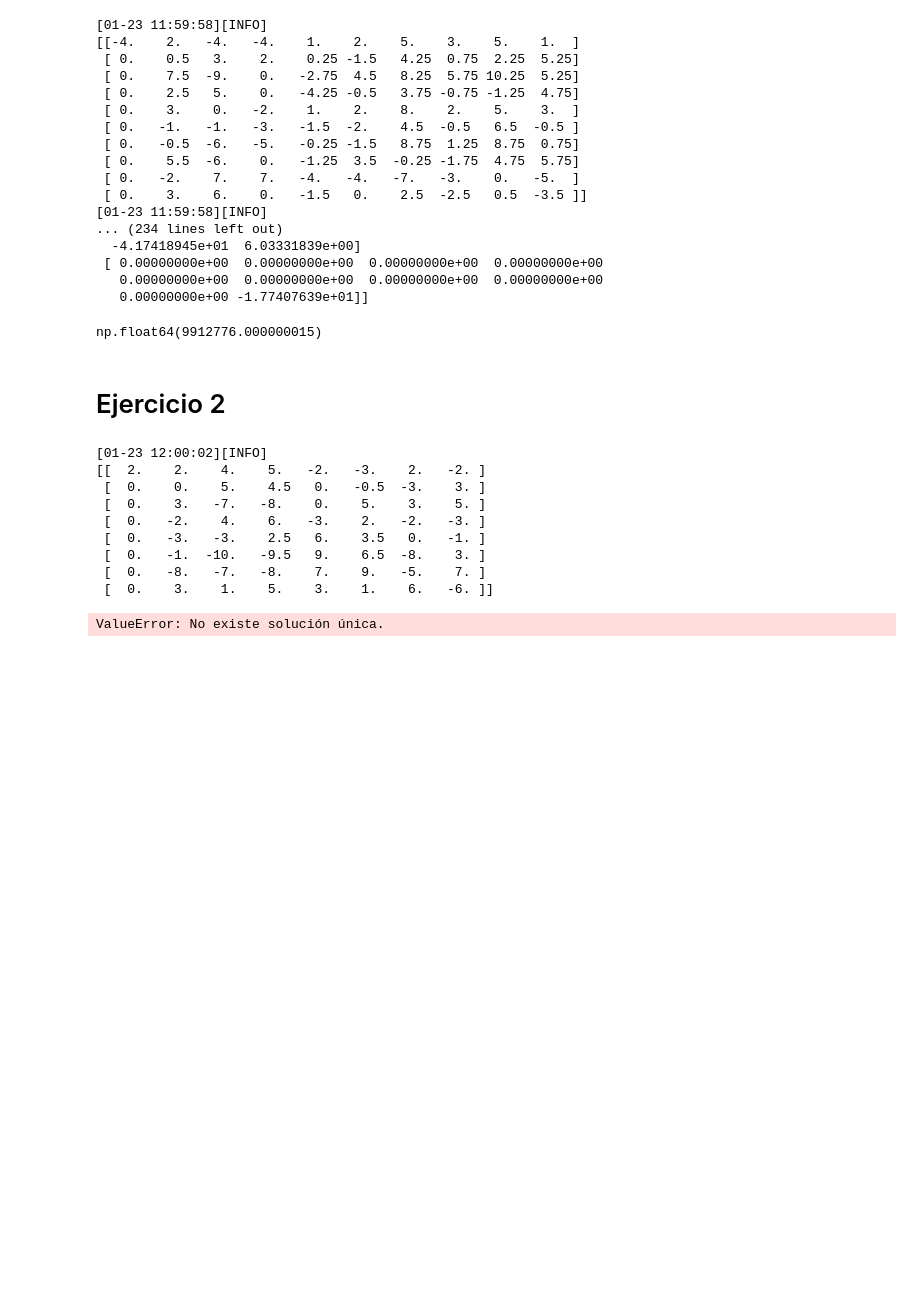
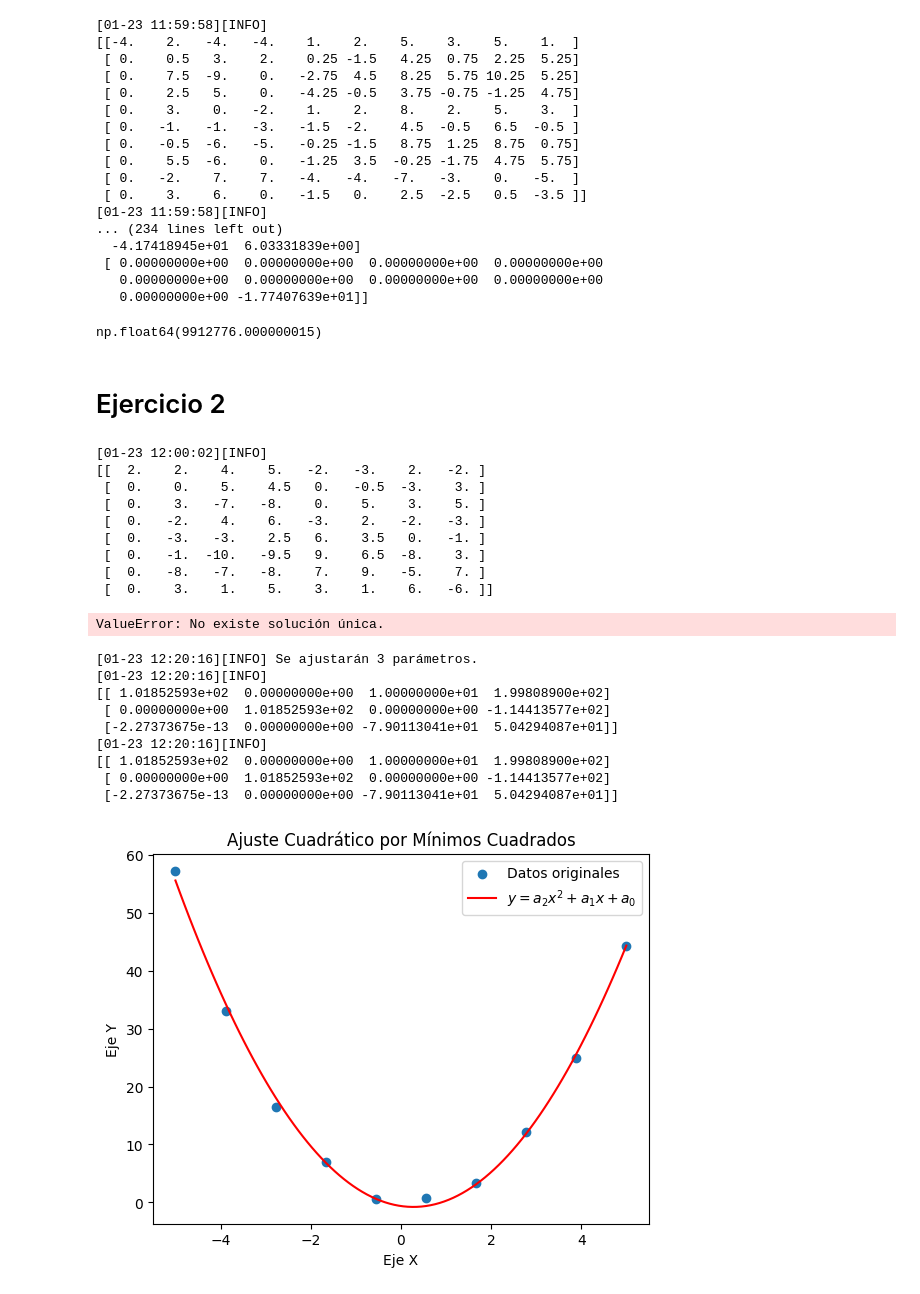
Before and after one commit to Boris-epn/prueba-correccion, a Jupyter notebook: determinante.ipynb, the cells around one changed output. Cells and saved outputs as stored; diff of their text form; code cells hidden in the pictures; blank space fills up the shorter version.

```diff
--- a/determinante.ipynb
+++ b/determinante.ipynb
@@ -90,3 +90,25 @@ calc_determinante(A2)
  [  0.   -8.   -7.   -8.    7.    9.   -5.    7. ]
  [  0.    3.    1.    5.    3.    1.    6.   -6. ]]
 ValueError: No existe solución única.
+# %%
+a2, a1, a0 = ajustar_min_cuadrados(xs1, ys1, gradiente=[der_parcial_2, der_parcial_1, der_parcial_0])
+x_rango = np.linspace(-5, 5, 100)
+y_rango = [a2 * x**2 + a1 * x + a0 for x in x_rango]
+plt.scatter(xs1, ys1, label="Datos originales")
+plt.plot(x_rango, y_rango, color="red", label=r"$y = a_2 x^2 + a_1 x + a_0$")
+plt.xlabel("Eje X")
+plt.ylabel("Eje Y")
+plt.title("Ajuste Cuadrático por Mínimos Cuadrados")
+plt.legend()
+plt.show()
+# %% [output]
+[01-23 12:20:16][INFO] Se ajustarán 3 parámetros.
+[01-23 12:20:16][INFO]
+[[ 1.01852593e+02  0.00000000e+00  1.00000000e+01  1.99808900e+02]
+ [ 0.00000000e+00  1.01852593e+02  0.00000000e+00 -1.14413577e+02]
+ [-2.27373675e-13  0.00000000e+00 -7.90113041e+01  5.04294087e+01]]
+[01-23 12:20:16][INFO]
+[[ 1.01852593e+02  0.00000000e+00  1.00000000e+01  1.99808900e+02]
+ [ 0.00000000e+00  1.01852593e+02  0.00000000e+00 -1.14413577e+02]
+ [-2.27373675e-13  0.00000000e+00 -7.90113041e+01  5.04294087e+01]]
+[figure, added]
```
